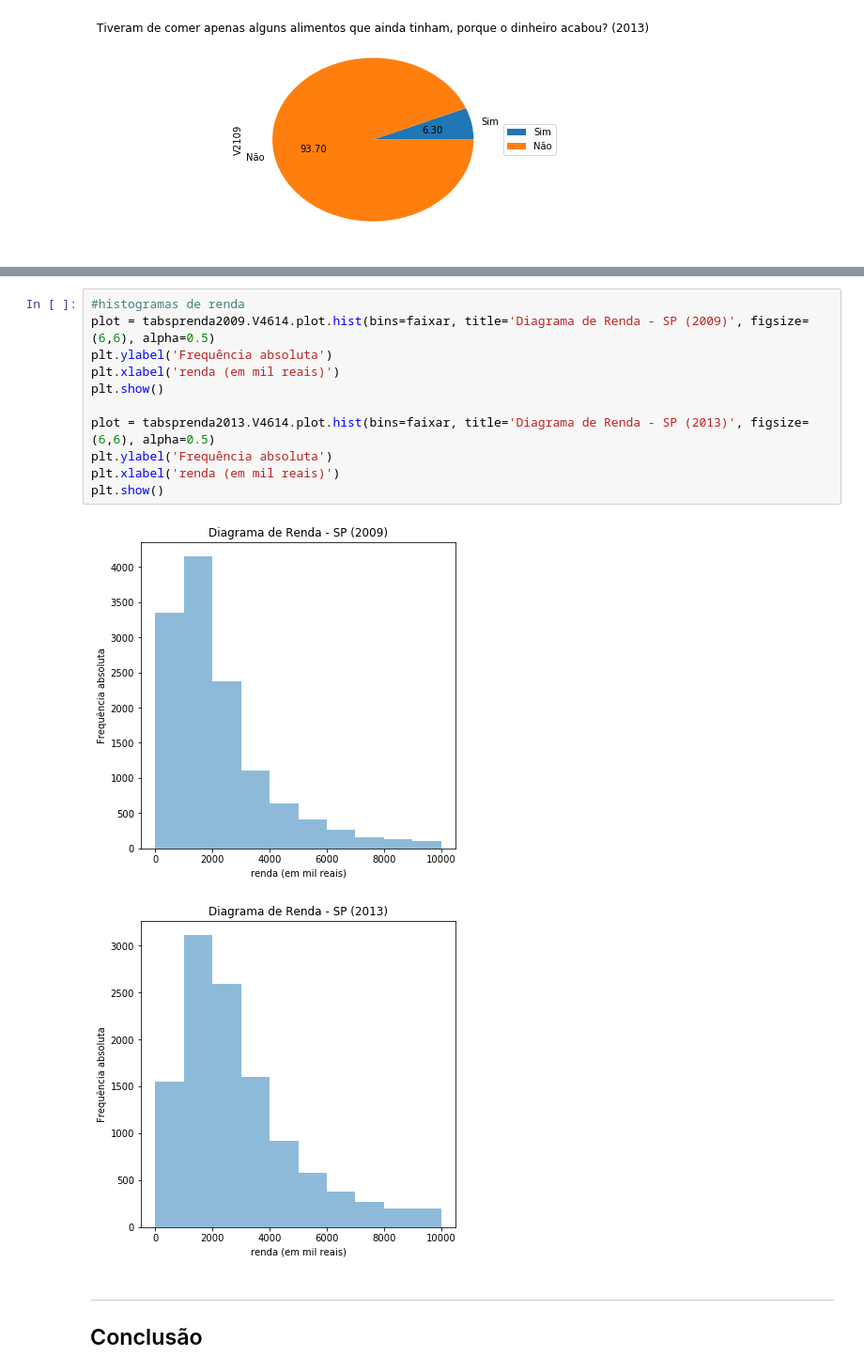
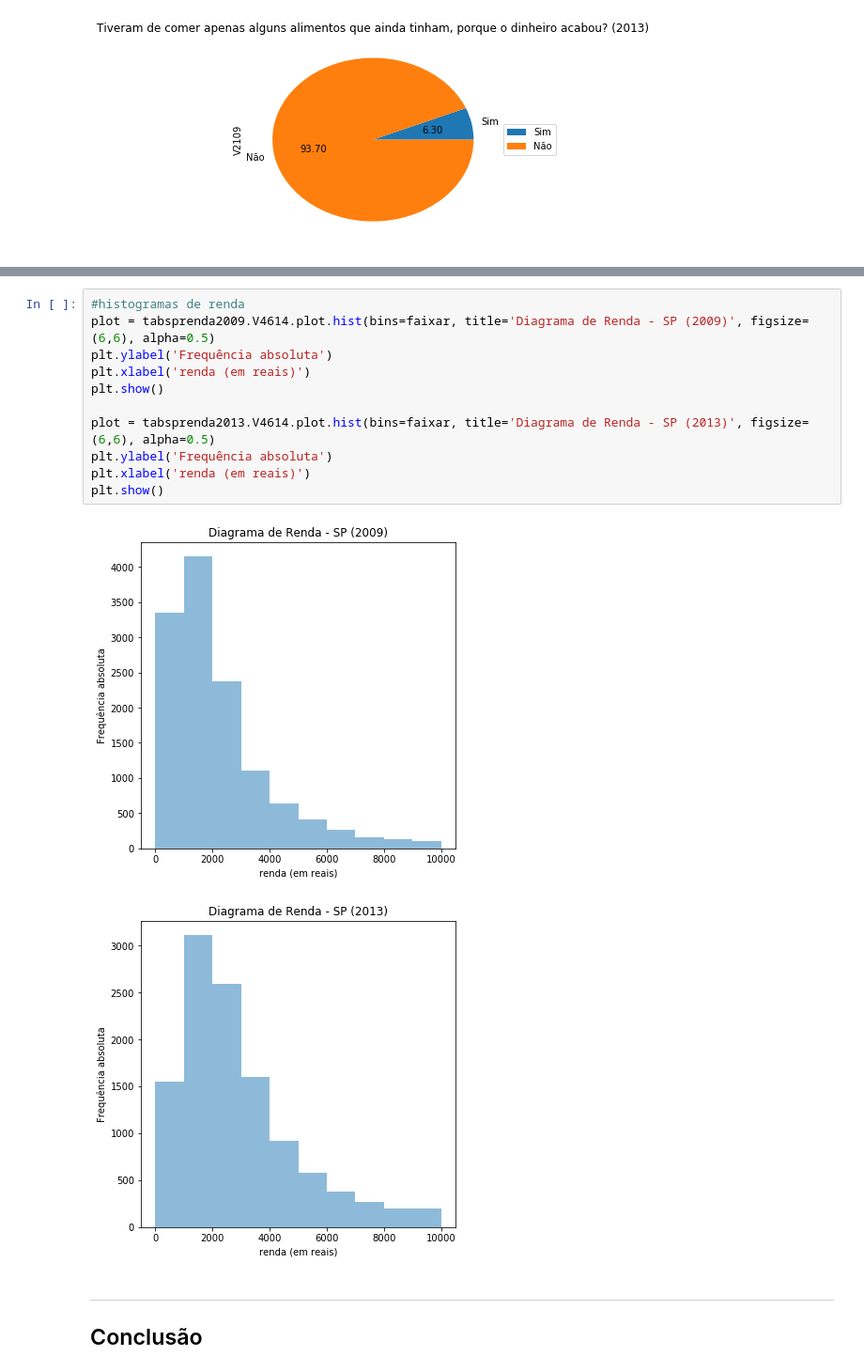
Before and after one commit to DennisZF/Ci-ncia-dos-Dados---2017-2, a Jupyter notebook: Projeto1_Dennis_Zaramelo_2C.ipynb, the cells around one changed output, grey strips where cells are left out. Shown: that part at 94% size. Saved outputs shown, nothing was run; the diff lists cells and outputs as text.

```diff
--- a/Projeto1_Dennis_Zaramelo_2C.ipynb
+++ b/Projeto1_Dennis_Zaramelo_2C.ipynb
@@ -352,17 +352,17 @@ Name: V4614, dtype: float64
 # %%
 #histogramas de renda
 plot = tabsprenda2009.V4614.plot.hist(bins=faixar, title='Diagrama de Renda - SP (2009)', figsize=(6,6), alpha=0.5)
 plt.ylabel('Frequência absoluta')
-plt.xlabel('renda (em mil reais)')
+plt.xlabel('renda (em reais)')
 plt.show()
 
 plot = tabsprenda2013.V4614.plot.hist(bins=faixar, title='Diagrama de Renda - SP (2013)', figsize=(6,6), alpha=0.5)
 plt.ylabel('Frequência absoluta')
-plt.xlabel('renda (em mil reais)')
+plt.xlabel('renda (em reais)')
 plt.show()
 # %% [output]
-[figure, old version]
+[figure, new version]
-[figure, old version]
+[figure, new version]
 # %% [markdown]
 ___
 ## Conclusão
```
